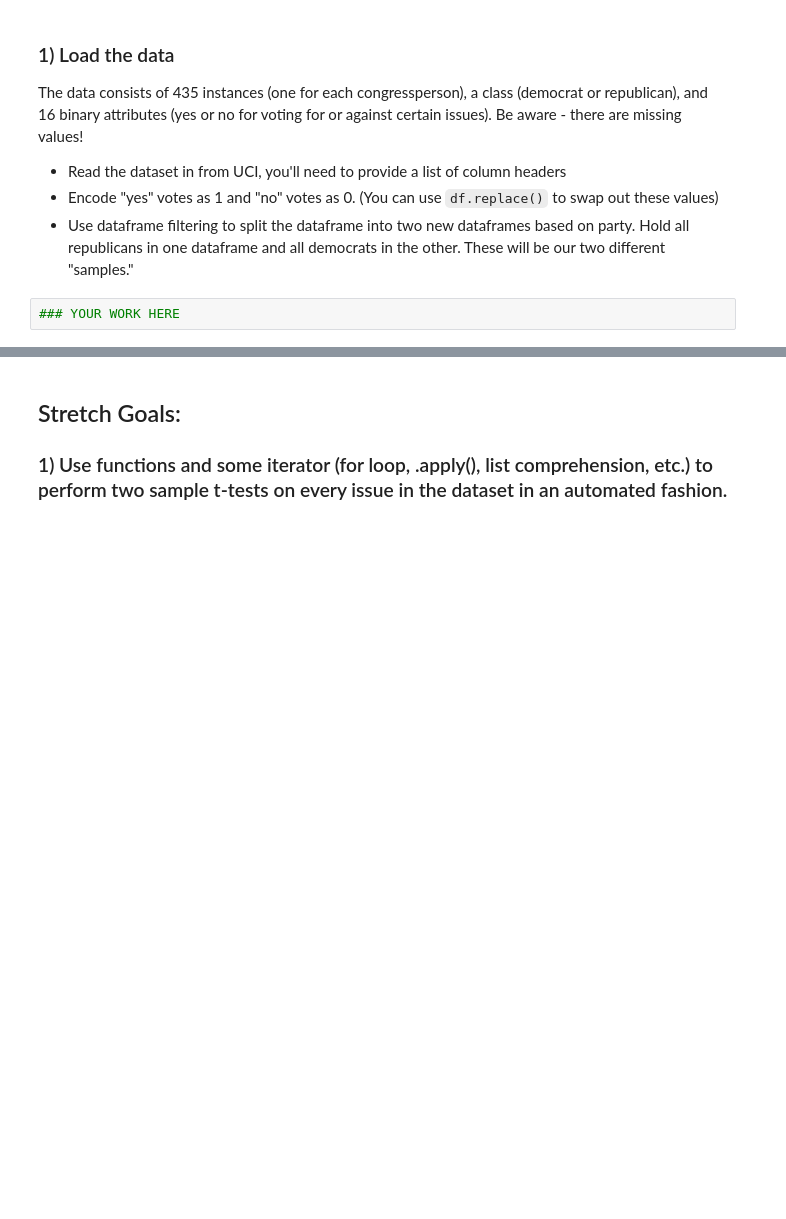
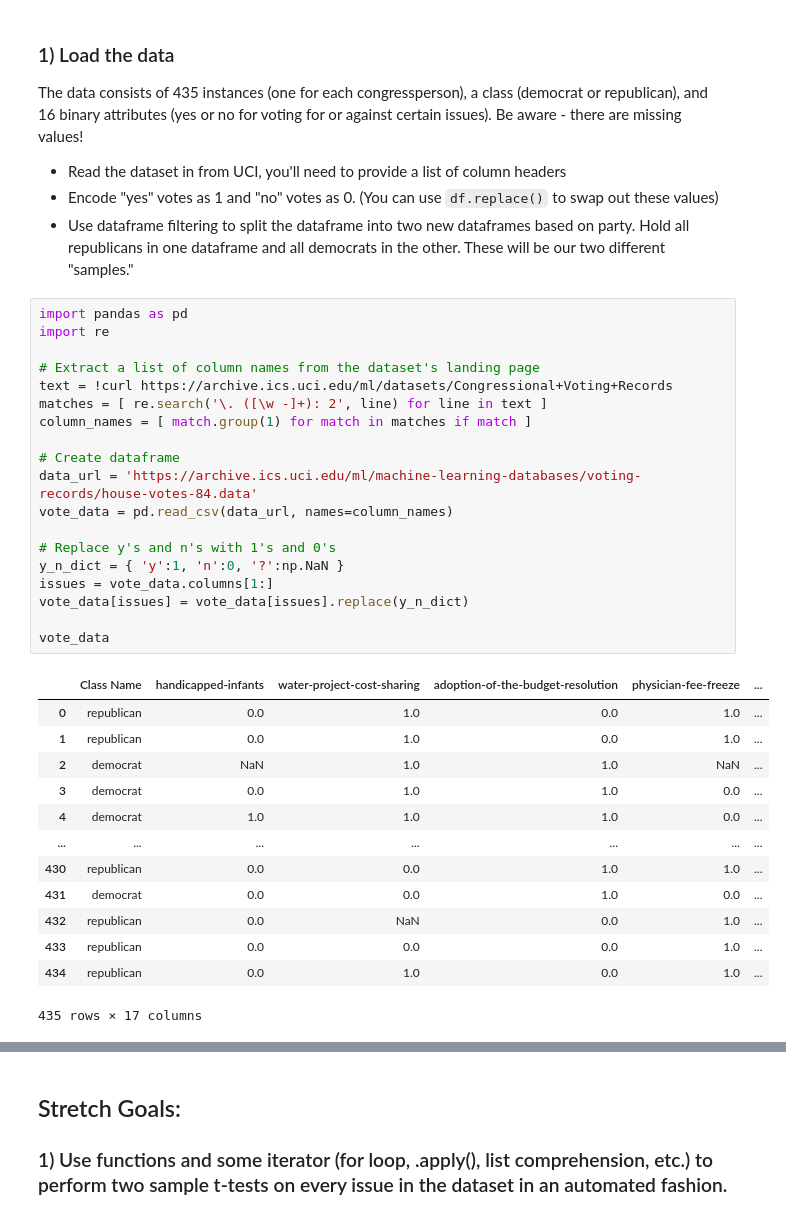
Before and after one commit to jrslagle/DS-Unit-1-Sprint-2-Statistics, a Jupyter notebook: module1/LS_DS_121_t_tests_Assignment.ipynb, the cells around one changed output, grey strips where cells are left out. Saved outputs shown, nothing was run; the diff lists cells and outputs as text; blank space fills up the shorter version.

```diff
--- a/module1/LS_DS_121_t_tests_Assignment.ipynb
+++ b/module1/LS_DS_121_t_tests_Assignment.ipynb
@@ -196,8 +198,39 @@ The data consists of 435 instances (one for each congressperson), a class (democ
 - Read the dataset in from UCI, you'll need to provide a list of column headers
 - Encode "yes" votes as 1 and "no" votes as 0. (You can use `df.replace()` to swap out these values)
 - Use dataframe filtering to split the dataframe into two new dataframes based on party. Hold all republicans in one dataframe and all democrats in the other. These will be our two different "samples."
-# %%
-### YOUR WORK HERE
+# %%
+import pandas as pd
+import re
+
+# Extract a list of column names from the dataset's landing page
+text = !curl https://archive.ics.uci.edu/ml/datasets/Congressional+Voting+Records
+matches = [ re.search('\. ([\w -]+): 2', line) for line in text ]
+column_names = [ match.group(1) for match in matches if match ]
+
+# Create dataframe
+data_url = 'https://archive.ics.uci.edu/ml/machine-learning-databases/voting-records/house-votes-84.data'
+vote_data = pd.read_csv(data_url, names=column_names)
+
+# Replace y's and n's with 1's and 0's
+y_n_dict = { 'y':1, 'n':0, '?':np.NaN }
+issues = vote_data.columns[1:]
+vote_data[issues] = vote_data[issues].replace(y_n_dict)
+
+vote_data
+# %% [output]
+|  | Class Name | handicapped-infants | water-project-cost-sharing | adoption-of-the-budget-resolution | physician-fee-freeze | ... |
+| 0 | republican | 0.0 | 1.0 | 0.0 | 1.0 | ... |
+| 1 | republican | 0.0 | 1.0 | 0.0 | 1.0 | ... |
+| 2 | democrat | NaN | 1.0 | 1.0 | NaN | ... |
+| 3 | democrat | 0.0 | 1.0 | 1.0 | 0.0 | ... |
+| 4 | democrat | 1.0 | 1.0 | 1.0 | 0.0 | ... |
+| ... | ... | ... | ... | ... | ... | ... |
+| 430 | republican | 0.0 | 0.0 | 1.0 | 1.0 | ... |
+| 431 | democrat | 0.0 | 0.0 | 1.0 | 0.0 | ... |
+| 432 | republican | 0.0 | NaN | 0.0 | 1.0 | ... |
+| 433 | republican | 0.0 | 0.0 | 0.0 | 1.0 | ... |
+| 434 | republican | 0.0 | 1.0 | 0.0 | 1.0 | ... |
+435 rows × 17 columns
 # %% [markdown]
 ### 2) Perform two sample T-tests on different issues and report the results.
 
```
Also changed, not shown: parts of 11 cells of this notebook.
